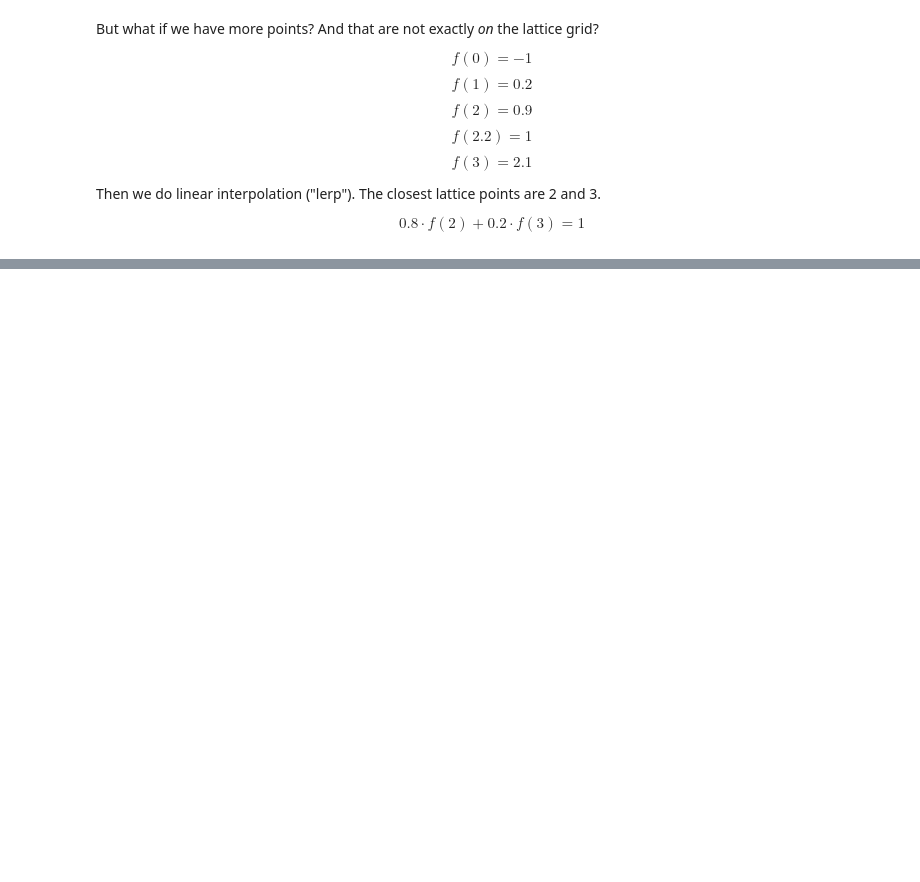
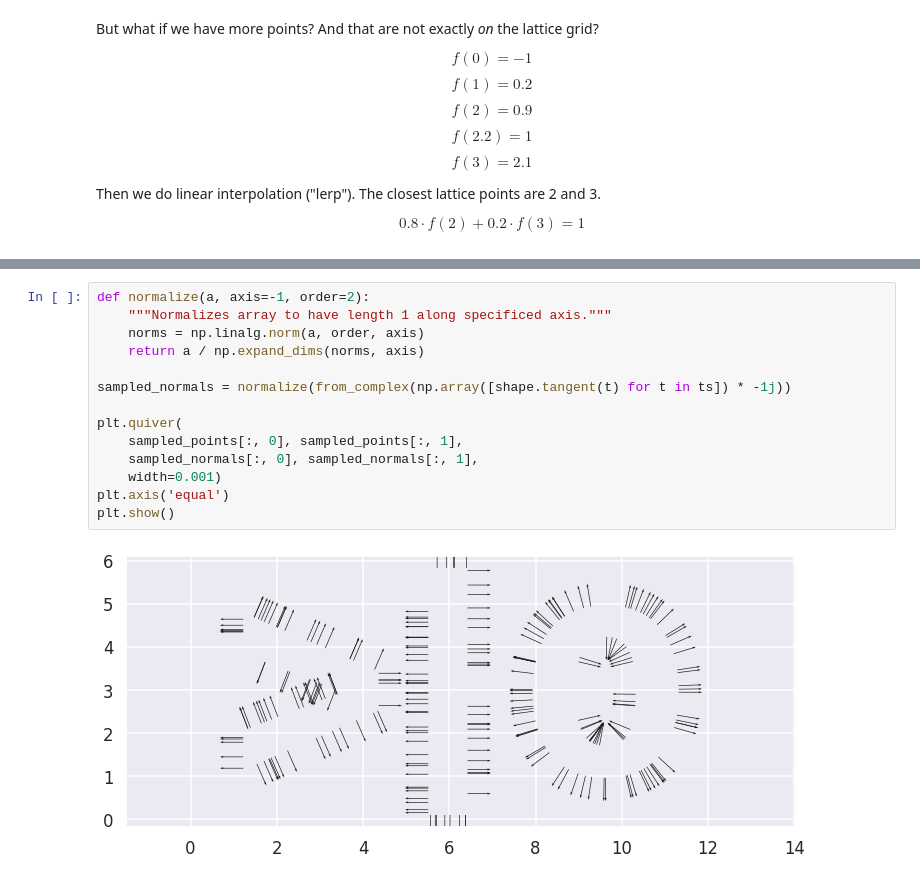
Before and after one commit to vidstige/mini-field-interpolation, a Jupyter notebook: field_interpolation.ipynb, the cells around one changed output, grey strips where cells are left out. Saved outputs shown, nothing was run; the diff lists cells and outputs as text; blank space fills up the shorter version.

```diff
--- a/field_interpolation.ipynb
+++ b/field_interpolation.ipynb
@@ -188,0 +221,16 @@ plt.show()
+# %%
+def normalize(a, axis=-1, order=2):
+    """Normalizes array to have length 1 along specificed axis."""
+    norms = np.linalg.norm(a, order, axis)
+    return a / np.expand_dims(norms, axis)
+
+sampled_normals = normalize(from_complex(np.array([shape.tangent(t) for t in ts]) * -1j))
+
+plt.quiver(
+    sampled_points[:, 0], sampled_points[:, 1],
+    sampled_normals[:, 0], sampled_normals[:, 1],
+    width=0.001)
+plt.axis('equal')
+plt.show()
+# %% [output]
+[figure, added]
```
Also changed, not shown: parts of 19 cells of this notebook.
